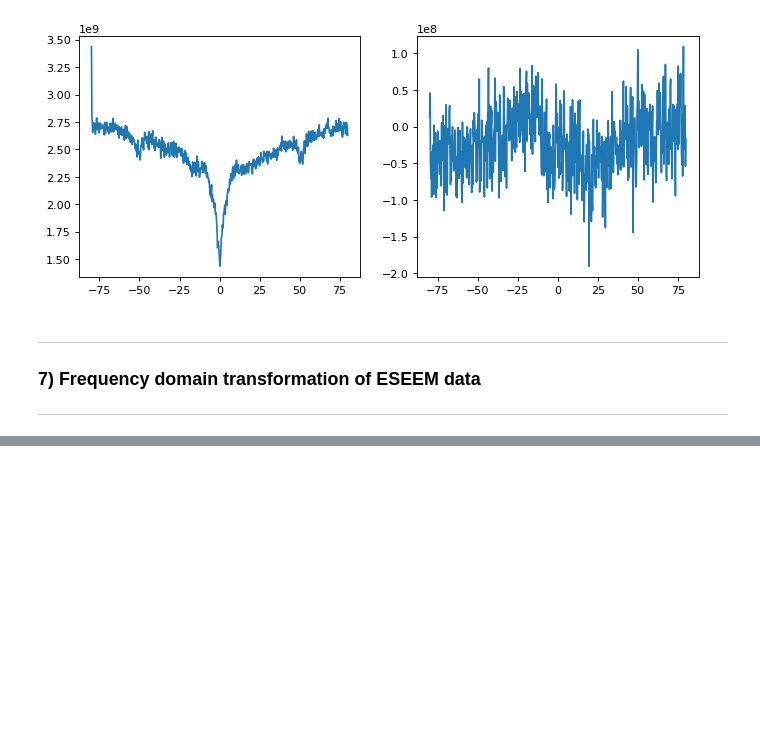
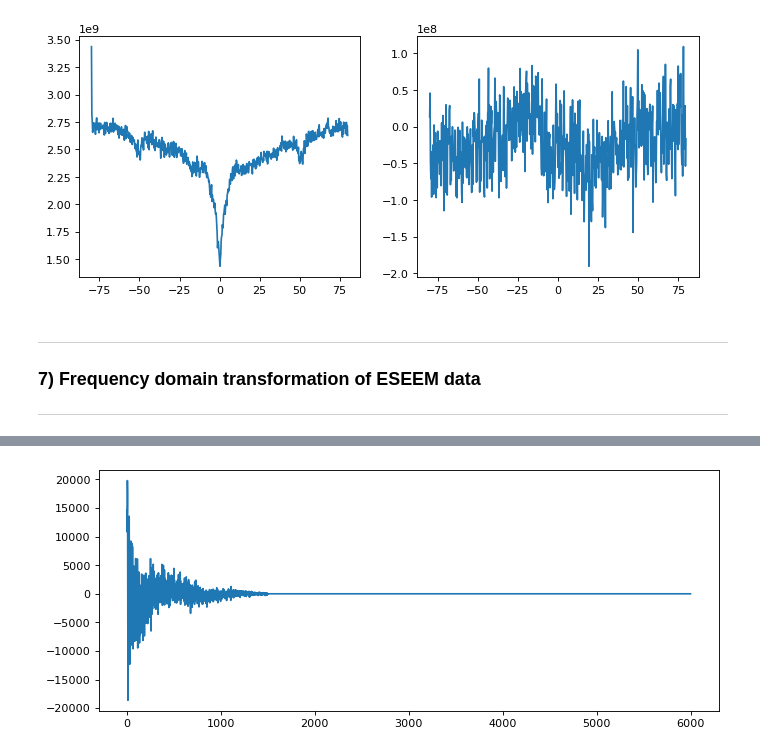
Before and after one commit to TChauvire/EPR_ESR_Suite, a Jupyter notebook: TestHomeMadeScripts.ipynb, the cells around one changed output, grey strips where cells are left out. Saved outputs shown, nothing was run; the diff lists cells and outputs as text; code cells hidden in the pictures; blank space fills up the shorter version.

```diff
--- a/TestHomeMadeScripts.ipynb
+++ b/TestHomeMadeScripts.ipynb
@@ -244,0 +266,8 @@ ___
+# %%
+### zero_filling
+npts = data6_win.shape[0]
+data6_win_zero = np.ones(npts*4)
+data6_win_zero[0:npts] = data6_win[0:npts]
+plt.plot(data6_win_zero);
+# %% [output]
+[figure, added]
```
Also changed, not shown: parts of 6 cells of this notebook, 2 other files.
